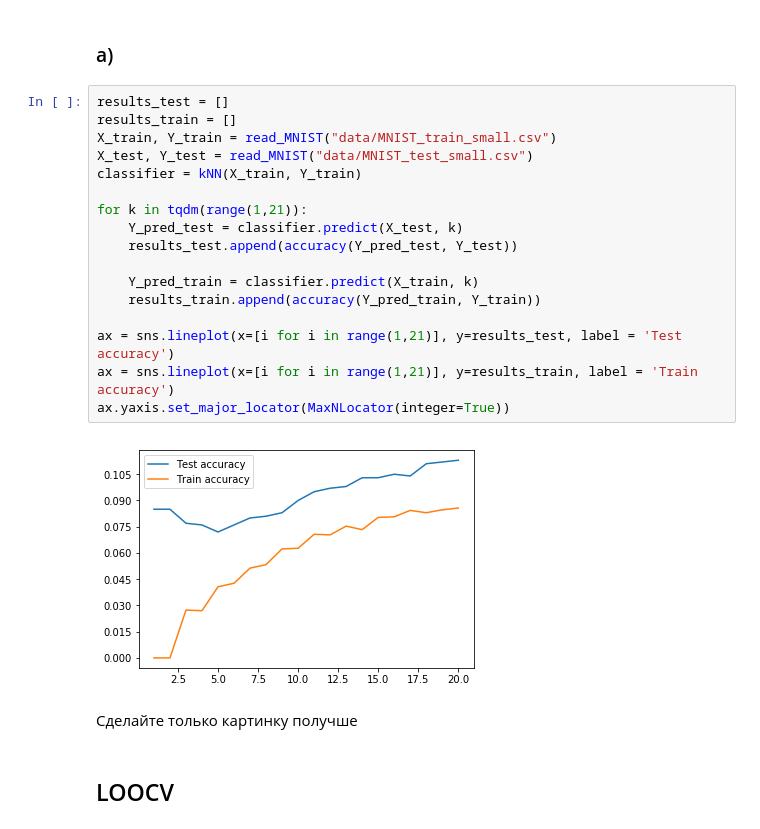
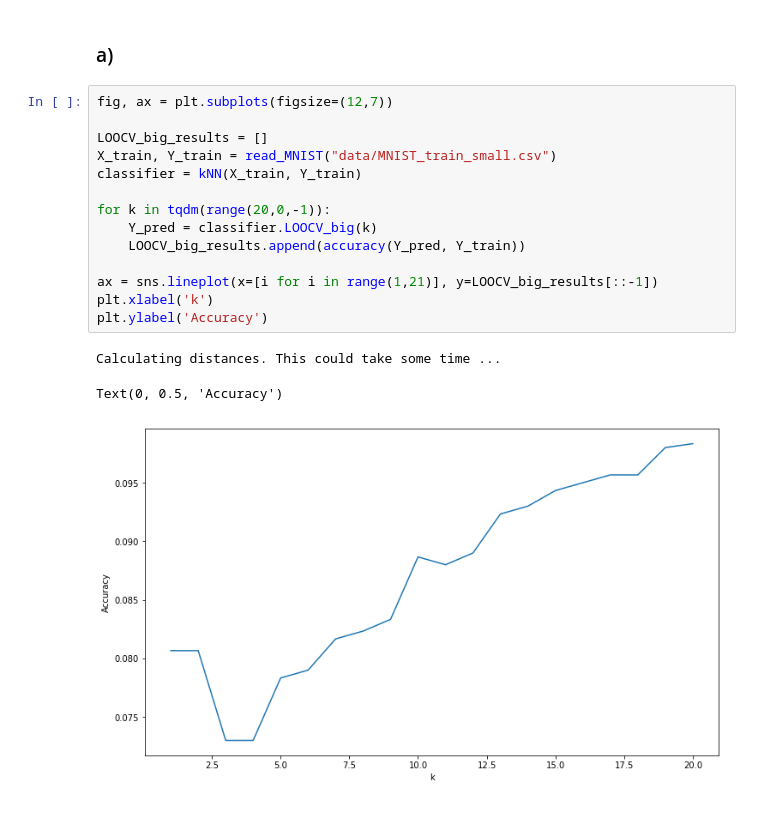
Before and after one commit to lapalap/2DI70, a Jupyter notebook: kNN/kNN-parallel.ipynb, the cells around one changed output. Cells and saved outputs as stored; diff of their text form.

```diff
--- a/kNN/kNN-parallel.ipynb
+++ b/kNN/kNN-parallel.ipynb
@@ -104,25 +148,20 @@ class kNN:
 # %% [markdown]
 ### a)
 # %%
-results_test = []
-results_train = []
+fig, ax = plt.subplots(figsize=(12,7))
+
+LOOCV_big_results = []
 X_train, Y_train = read_MNIST("data/MNIST_train_small.csv")
-X_test, Y_test = read_MNIST("data/MNIST_test_small.csv")
 classifier = kNN(X_train, Y_train)
 
-for k in tqdm(range(1,21)):
-    Y_pred_test = classifier.predict(X_test, k)
-    results_test.append(accuracy(Y_pred_test, Y_test))
+for k in tqdm(range(20,0,-1)):
+    Y_pred = classifier.LOOCV_big(k)
+    LOOCV_big_results.append(accuracy(Y_pred, Y_train))
 
-    Y_pred_train = classifier.predict(X_train, k)
-    results_train.append(accuracy(Y_pred_train, Y_train))
-
-ax = sns.lineplot(x=[i for i in range(1,21)], y=results_test, label = 'Test accuracy')
-ax = sns.lineplot(x=[i for i in range(1,21)], y=results_train, label = 'Train accuracy')
-ax.yaxis.set_major_locator(MaxNLocator(integer=True))
+ax = sns.lineplot(x=[i for i in range(1,21)], y=LOOCV_big_results[::-1])
+plt.xlabel('k')
+plt.ylabel('Accuracy')
 # %% [output]
+Calculating distances. This could take some time ...
+Text(0, 0.5, 'Accuracy')
-[figure, old version]
+[figure, new version]
-# %% [markdown]
-Сделайте только картинку получше
-# %% [markdown]
-## LOOCV
```
Also changed, not shown: parts of 11 cells of this notebook, 3 other files.
